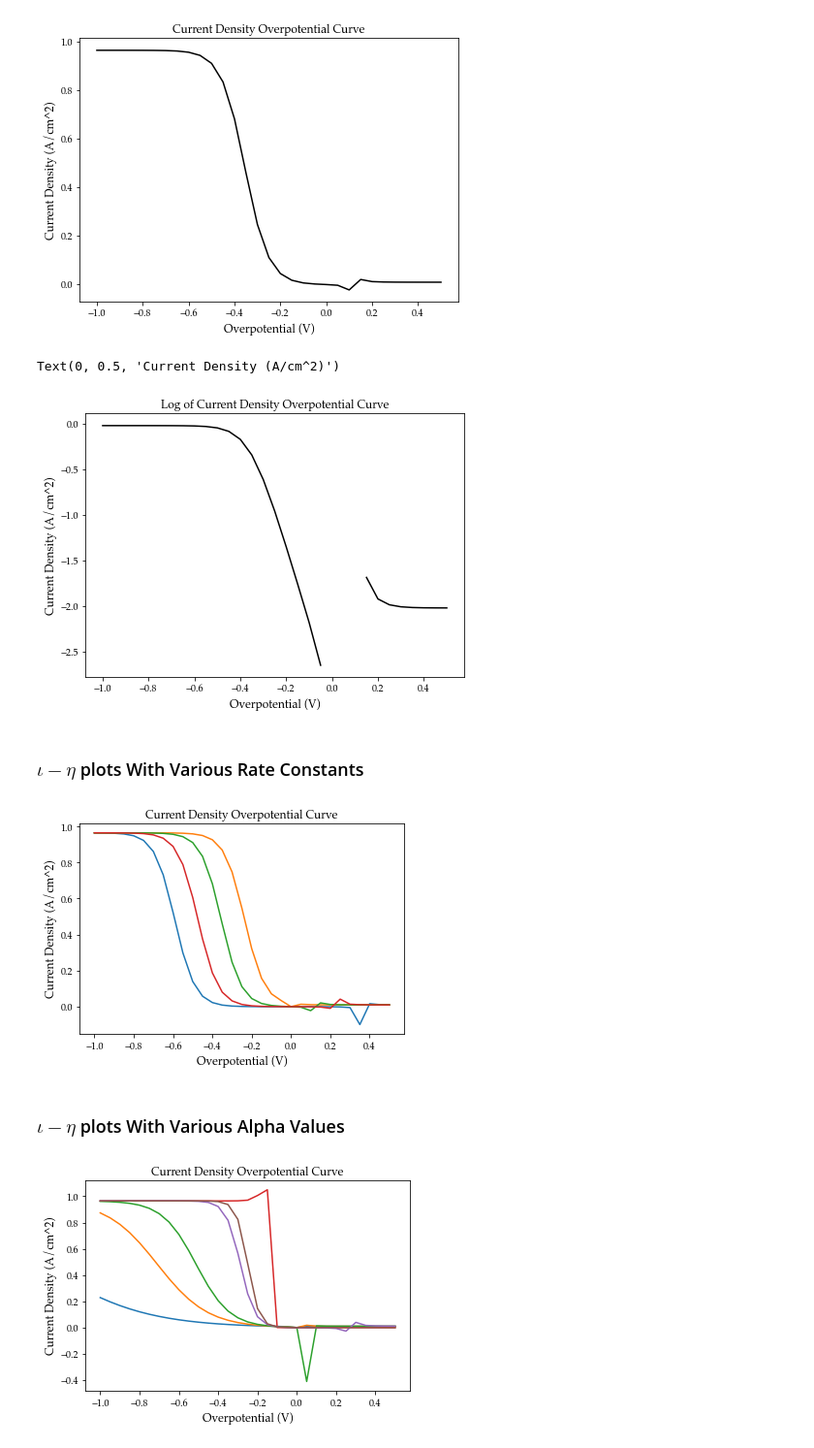
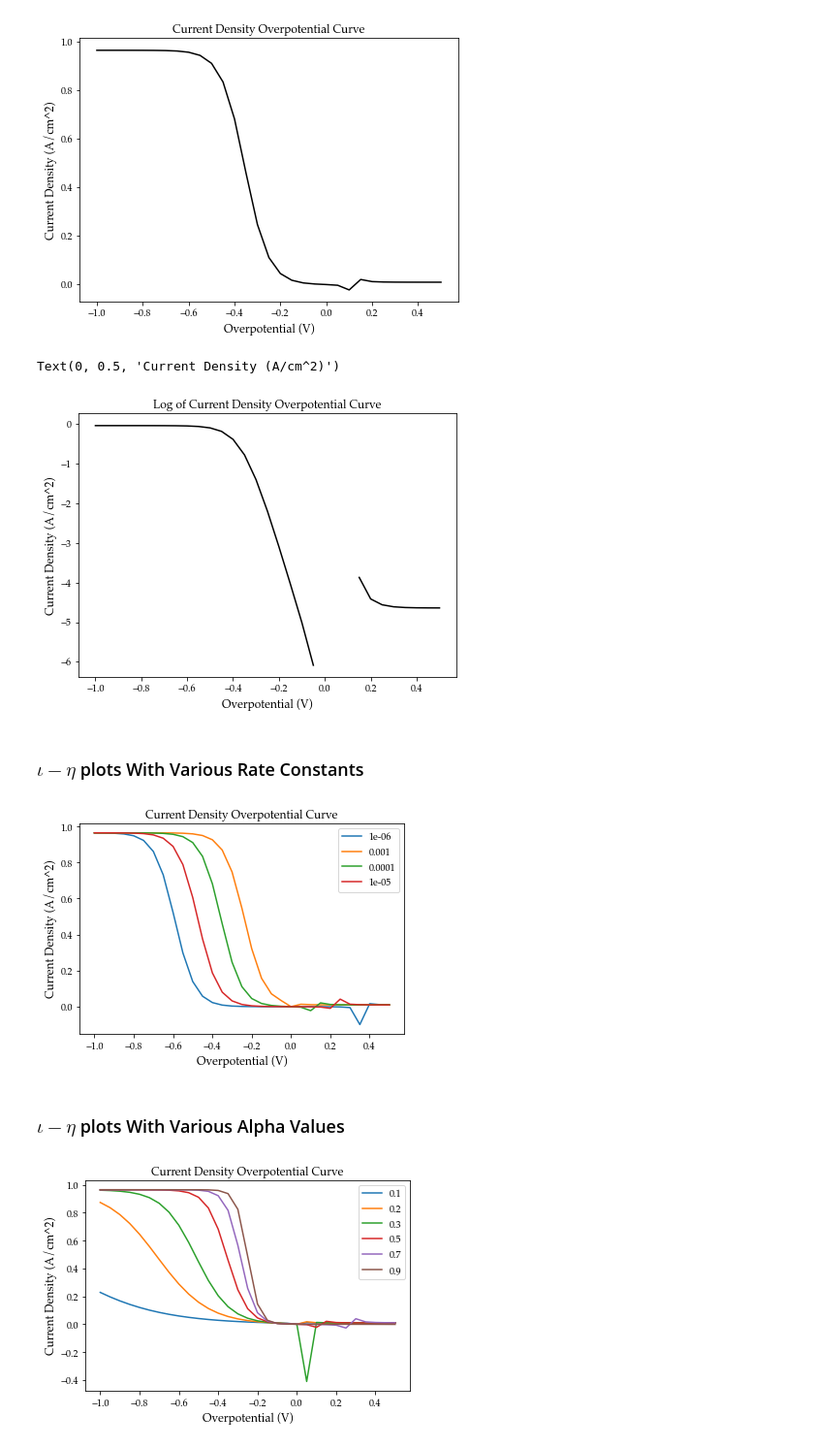
Before and after one commit to jmsieffer/ChemPhysicsMisc, a Jupyter notebook: ChemPhysicsMisc/MiscScienceScripts/ButlerVolmer.ipynb, the cells around one changed output. Shown at 97% size. Cells and saved outputs as stored; diff of their text form; code cells hidden in the pictures.

```diff
--- a/ChemPhysicsMisc/MiscScienceScripts/ButlerVolmer.ipynb
+++ b/ChemPhysicsMisc/MiscScienceScripts/ButlerVolmer.ipynb
@@ -143,13 +145,15 @@ def exp2(Overpotential, a):
 def Current(Overpotential, i0, ilc, ila , a):
     return (exp1(Overpotential, a) - exp2(Overpotential, a))/ ((1/i0) + (exp1(Overpotential, a)/ilc) - (exp2(Overpotential, a)/ila))
 
+
+
 exp1set = exp1(df.Overpotential, a)
 df['exp1'] = exp1set
 exp2set = exp2(df.Overpotential, a)
 df['exp2'] = exp1set
 CurrentBT = Current(df.Overpotential, i0, ilc, ila, a)
 df['Current'] = CurrentBT
-logCurrent = np.log10(df['Current'])
+logCurrent = np.log(df['Current'])
 df['logCurrent'] = logCurrent
 
 df = df.round(5)
@@ -211,19 +215,20 @@ plt.xlabel('Overpotential (V)', fontsize = '12')
 plt.ylabel('Current Density (A/cm^2)', fontsize = '12')
 # %% [output]
 Text(0, 0.5, 'Current Density (A/cm^2)')
-[figure, old version]
+[figure, new version]
 # %% [markdown]
 ### $\iota - \eta $ plots With Various Rate Constants
 # %%
 #Generating different k valued exchange current values
 kset = np.array([10**(-6),10**(-3),10**(-4),10**(-5)])
+kpd = pd.Series(kset).round(8)
 
-ExchangeCurrentSet = ExchangeCurrent(a, kset, CO2, CR2, a)
+ExchangeCurrentSet = ExchangeCurrent(a, kset, CO2, CR2)
 
 fig = plt.subplots()
 for i in range(len(ExchangeCurrentSet)):
 
-    plt.plot(df.Overpotential,Current(df.Overpotential, ExchangeCurrentSet[i], ilc, ila))
+    plt.plot(df.Overpotential,Current(df.Overpotential, ExchangeCurrentSet[i], ilc, ila, a), label = kpd[i])
 
     #Font selection
     matplotlib.rcParams['font.serif'] = "Palatino"
@@ -233,28 +238,33 @@ for i in range(len(ExchangeCurrentSet)):
     plt.title('Current Density Overpotential Curve')
     plt.xlabel('Overpotential (V)', fontsize = '12')
     plt.ylabel('Current Density (A/cm^2)', fontsize = '12')
+
+    plt.legend(loc="upper right")
 # %% [output]
-[figure, old version]
+[figure, new version]
 # %% [markdown]
 ### $\iota - \eta $ plots With Various Alpha Values
 # %%
 #Generating different k valued exchange current values
-aset = np.array([.1,.2,.3,5,.7,.9])
+aset = np.array([.1,.2,.3, .5,.7,.9])
+apd = pd.Series(aset)
+
 
 ExchangeCurrentSet = ExchangeCurrent(aset, kTT, CO2, CR2)
-
 fig = plt.subplots()
 for i in range(len(ExchangeCurrentSet)):
 
-    plt.plot(df.Overpotential,Current(df.Overpotential, ExchangeCurrentSet[i], ilc, ila, aset[i]))
+    plt.plot(df.Overpotential,Current(df.Overpotential, ExchangeCurrentSet[i], ilc, ila, aset[i]), label = apd[i])
 
     #Font selection
     matplotlib.rcParams['font.serif'] = "Palatino"
     matplotlib.rcParams['font.family'] = "serif"
 
     #Plot Labeling
     plt.title('Current Density Overpotential Curve')
     plt.xlabel('Overpotential (V)', fontsize = '12')
     plt.ylabel('Current Density (A/cm^2)', fontsize = '12')
+
+    plt.legend(loc="upper right")
 # %% [output]
-[figure, old version]
+[figure, new version]
```
Also changed, not shown: parts of 4 cells of this notebook.
